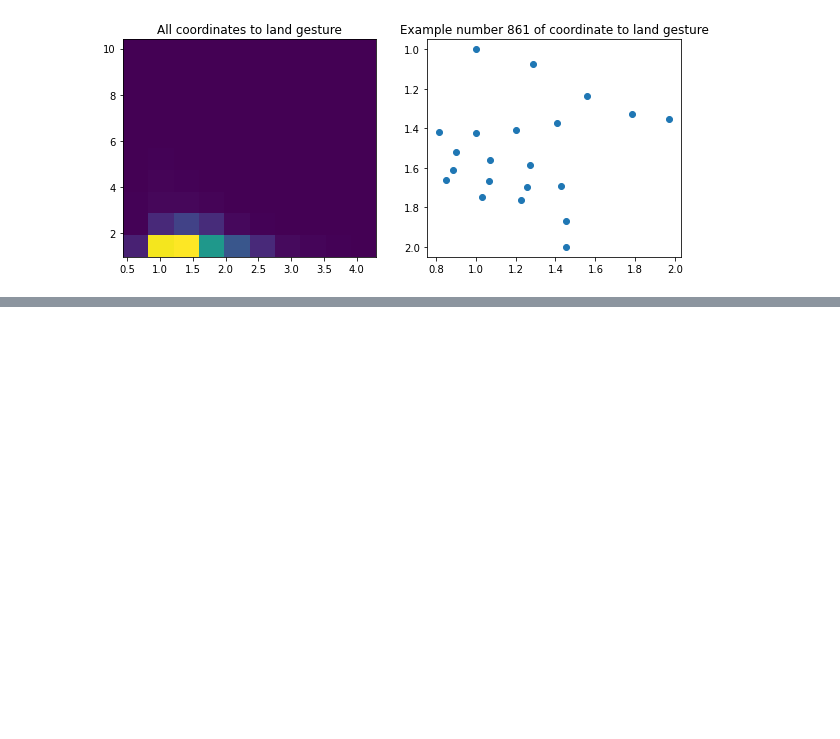
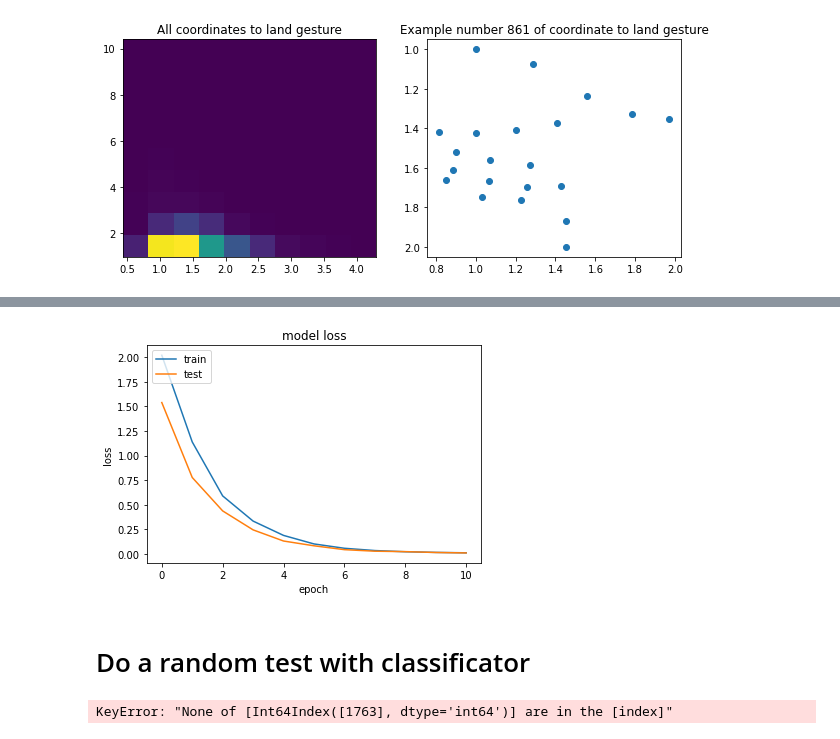
Before and after one commit to Catalinos/DJI_Tello-Hand-Gesture-Recognition, a Jupyter notebook: dataPreprocessing.ipynb, the cells around one changed output, grey strips where cells are left out. Cells and saved outputs as stored; diff of their text form; code cells hidden in the pictures; blank space fills up the shorter version.

```diff
--- a/dataPreprocessing.ipynb
+++ b/dataPreprocessing.ipynb
@@ -89,0 +100,6 @@ for i in range(0,10):
+# %%
+neural.plot_model_loss()
+# %% [output]
+[figure, added]
+# %% [markdown]
+# Do a random test with classificator
@@ -89,0 +108,4 @@ for i in range(0,10):
+# %%
+my_classificator.doRandomTest()
+# %% [output]
+KeyError: "None of [Int64Index([1763], dtype='int64')] are in the [index]"
```
Also changed, not shown: parts of 9 cells of this notebook, 9 other files.
